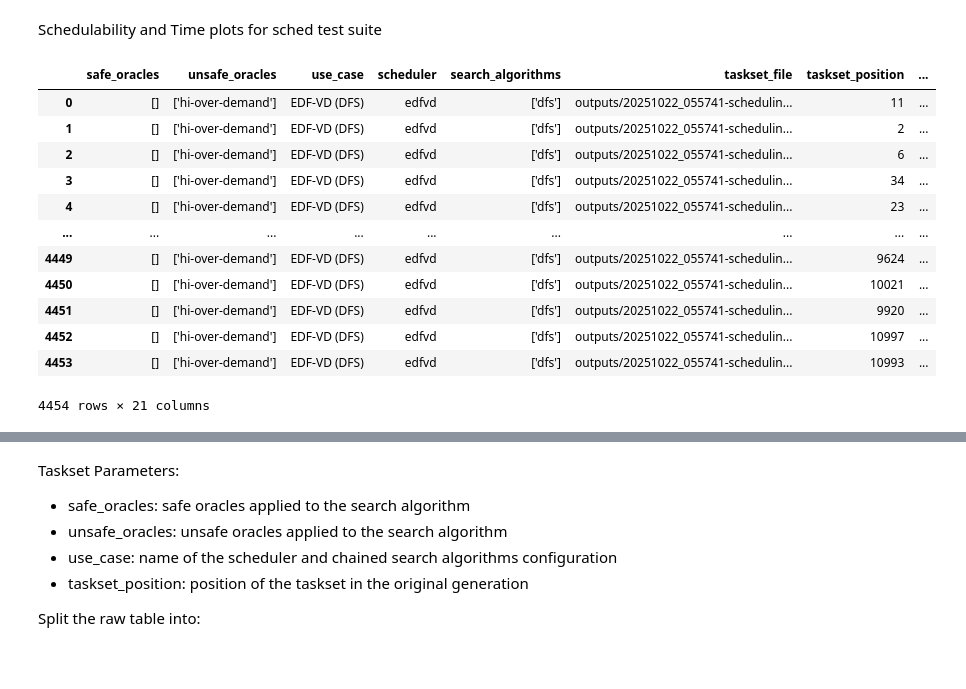
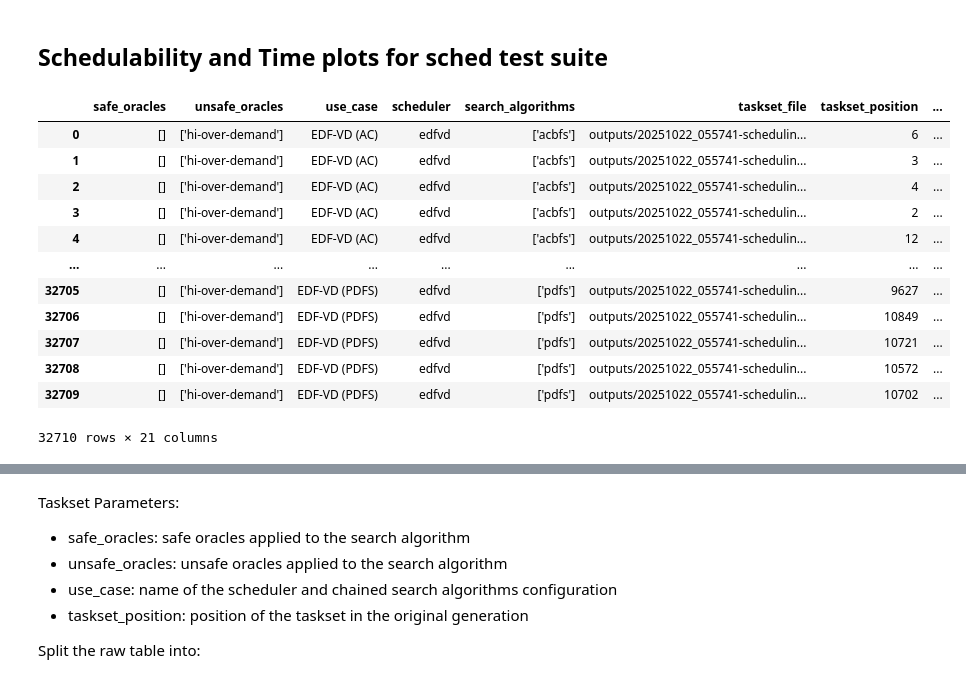
Before and after one commit to Jordan-Sun/mixed-criticality-graph-xp, a Jupyter notebook: notebooks/charts-rtss.ipynb, the cells around one changed output, grey strips where cells are left out. Cells and saved outputs as stored; diff of their text form; code cells hidden in the pictures.

```diff
--- a/notebooks/charts-rtss.ipynb
+++ b/notebooks/charts-rtss.ipynb
@@ -300,25 +300,25 @@ f.savefig(
     bbox_inches="tight",
 )
 # %% [markdown]
-Schedulability and Time plots for sched test suite
+## Schedulability and Time plots for sched test suite
 # %%
-path = "./results/results-mcs_schedulability-2026-05-13_04-07-22.csv"
+path = "./results/results-mcs_schedulability-2026-05-13_05-36-27.csv"
 df_sch = pd.read_csv(path, sep=";")
 
 df_sch
 # %% [output]
 |  | safe_oracles | unsafe_oracles | use_case | scheduler | search_algorithms | taskset_file | taskset_position | ... |
-| 0 | [] | ['hi-over-demand'] | EDF-VD (DFS) | edfvd | ['dfs'] | outputs/20251022_055741-schedulin... | 11 | ... |
-| 1 | [] | ['hi-over-demand'] | EDF-VD (DFS) | edfvd | ['dfs'] | outputs/20251022_055741-schedulin... | 2 | ... |
-| 2 | [] | ['hi-over-demand'] | EDF-VD (DFS) | edfvd | ['dfs'] | outputs/20251022_055741-schedulin... | 6 | ... |
-| 3 | [] | ['hi-over-demand'] | EDF-VD (DFS) | edfvd | ['dfs'] | outputs/20251022_055741-schedulin... | 34 | ... |
-| 4 | [] | ['hi-over-demand'] | EDF-VD (DFS) | edfvd | ['dfs'] | outputs/20251022_055741-schedulin... | 23 | ... |
+| 0 | [] | ['hi-over-demand'] | EDF-VD (AC) | edfvd | ['acbfs'] | outputs/20251022_055741-schedulin... | 6 | ... |
+| 1 | [] | ['hi-over-demand'] | EDF-VD (AC) | edfvd | ['acbfs'] | outputs/20251022_055741-schedulin... | 3 | ... |
+| 2 | [] | ['hi-over-demand'] | EDF-VD (AC) | edfvd | ['acbfs'] | outputs/20251022_055741-schedulin... | 4 | ... |
+| 3 | [] | ['hi-over-demand'] | EDF-VD (AC) | edfvd | ['acbfs'] | outputs/20251022_055741-schedulin... | 2 | ... |
+| 4 | [] | ['hi-over-demand'] | EDF-VD (AC) | edfvd | ['acbfs'] | outputs/20251022_055741-schedulin... | 12 | ... |
 | ... | ... | ... | ... | ... | ... | ... | ... | ... |
-| 4449 | [] | ['hi-over-demand'] | EDF-VD (DFS) | edfvd | ['dfs'] | outputs/20251022_055741-schedulin... | 9624 | ... |
-| 4450 | [] | ['hi-over-demand'] | EDF-VD (DFS) | edfvd | ['dfs'] | outputs/20251022_055741-schedulin... | 10021 | ... |
-| 4451 | [] | ['hi-over-demand'] | EDF-VD (DFS) | edfvd | ['dfs'] | outputs/20251022_055741-schedulin... | 9920 | ... |
-| 4452 | [] | ['hi-over-demand'] | EDF-VD (DFS) | edfvd | ['dfs'] | outputs/20251022_055741-schedulin... | 10997 | ... |
-| 4453 | [] | ['hi-over-demand'] | EDF-VD (DFS) | edfvd | ['dfs'] | outputs/20251022_055741-schedulin... | 10993 | ... |
+| 32705 | [] | ['hi-over-demand'] | EDF-VD (PDFS) | edfvd | ['pdfs'] | outputs/20251022_055741-schedulin... | 9627 | ... |
+| 32706 | [] | ['hi-over-demand'] | EDF-VD (PDFS) | edfvd | ['pdfs'] | outputs/20251022_055741-schedulin... | 10849 | ... |
+| 32707 | [] | ['hi-over-demand'] | EDF-VD (PDFS) | edfvd | ['pdfs'] | outputs/20251022_055741-schedulin... | 10721 | ... |
+| 32708 | [] | ['hi-over-demand'] | EDF-VD (PDFS) | edfvd | ['pdfs'] | outputs/20251022_055741-schedulin... | 10572 | ... |
+| 32709 | [] | ['hi-over-demand'] | EDF-VD (PDFS) | edfvd | ['pdfs'] | outputs/20251022_055741-schedulin... | 10702 | ... |
-4454 rows × 21 columns
+32710 rows × 21 columns
 # %%
 # Patch: add more schedulability results
```
Also changed, not shown: parts of 5 cells of this notebook, 2 other files.
